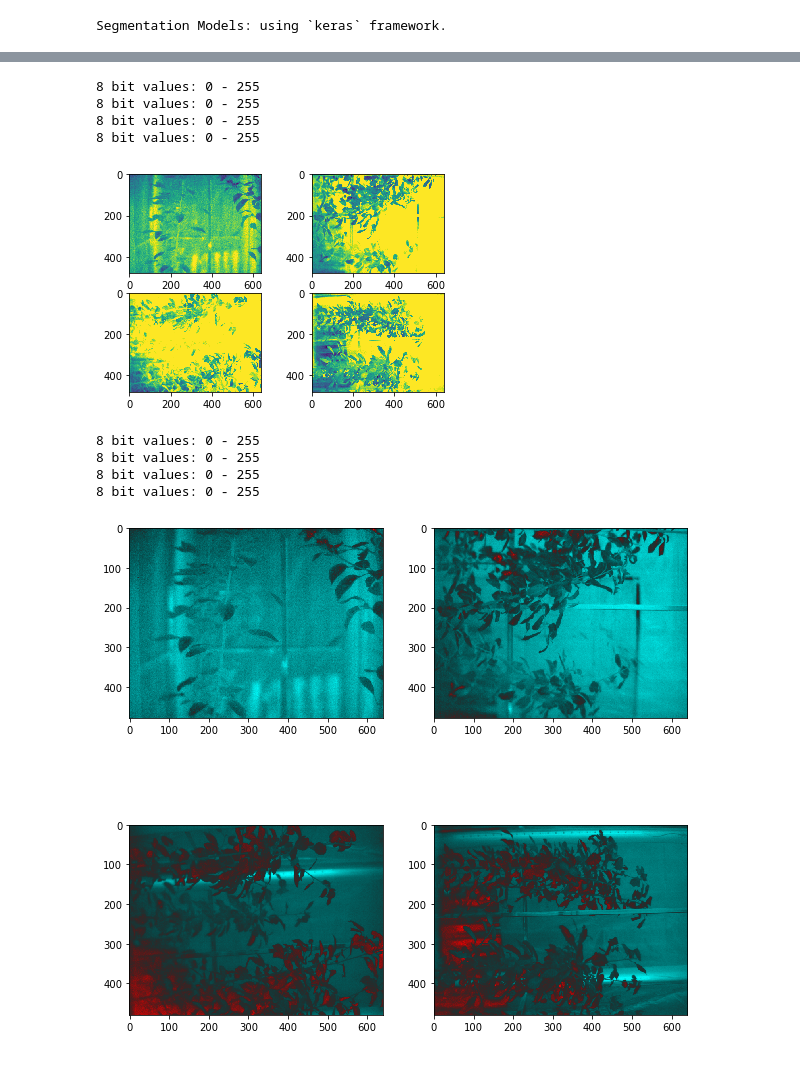
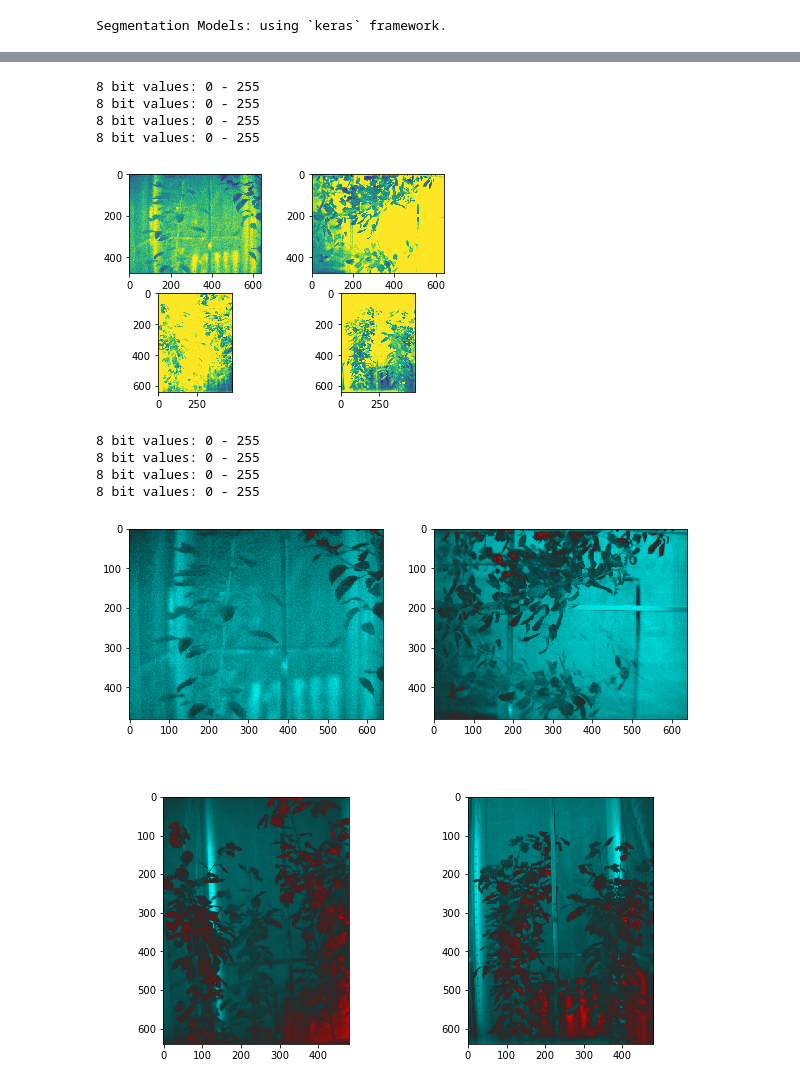
Before and after one commit to chey-to-mozg/preprocessing_for_labelme, a Jupyter notebook: main.ipynb, the cells around one changed output, grey strips where cells are left out. Cells and saved outputs as stored; diff of their text form; code cells hidden in the pictures.

Commit message:
upload images

```diff
--- a/main.ipynb
+++ b/main.ipynb
@@ -11,7 +11,7 @@ from utils import *
 Using TensorFlow backend.
 Segmentation Models: using `keras` framework.
 # %%
-net = Net('model/stable_10_07_20')
+net = Net('model/IR_Sm.h5')
 # %%
 net.process_directory('images/')
 # %% [output]
@@ -20,5 +20,5 @@ file images//122.tif already processed
 # %%
-mask = net.find_objects('images/121.tif')
+mask = net.find_objects('images/41.png')
 plt.imshow(mask)
 contours = net.process_mask(mask)
 net.make_json(contours)
@@ -100,7 +100,7 @@ plt.imshow(np.round(mask) - new_mask)
 # %%
 for (i, im_name) in enumerate(images):
     img = cv2.imread(os.path.join(LAB_DIR, im_name), -1)
-    img = simple_segmentation(img)
+    img = change_hist_v3(img)
     plt.subplot(2, 2, i + 1)
     plt.imshow(img)
     cv2.imwrite(f'results/mask{i}.png', img.astype('uint8'))
@@ -110,25 +110,25 @@ for (i, im_name) in enumerate(images):
 8 bit values: 0 - 255
 8 bit values: 0 - 255
 8 bit values: 0 - 255
-[figure, old version]
+[figure, new version]
 # %%
 plt.figure(figsize=(10,10))
 for (i, im_name) in enumerate(images):
     img = cv2.imread(os.path.join(LAB_DIR, im_name), -1)
     img = change_hist_v2(img, bits=8)
-    mask = simple_segmentation(img)
+    mask = change_hist_v3(img)
     img = mask_applying(img, mask, bits=8, depth=10)
 
     plt.subplot(2, 2, i + 1)
     plt.imshow(img)
     cv2.imwrite(f'results/img{i}.png', cv2.cvtColor(img, cv2.COLOR_RGB2BGR))
     print(f'8 bit values: {np.min(img)} - {np.max(img)}')
 # %% [output]
 8 bit values: 0 - 255
 8 bit values: 0 - 255
 8 bit values: 0 - 255
 8 bit values: 0 - 255
-[figure, old version]
+[figure, new version]
 # %%
 for (i, im_name) in enumerate(images):
     img = cv2.imread(os.path.join(LAB_DIR, im_name), -1)
```
Also changed, not shown: parts of 11 cells of this notebook, 12 other files.
